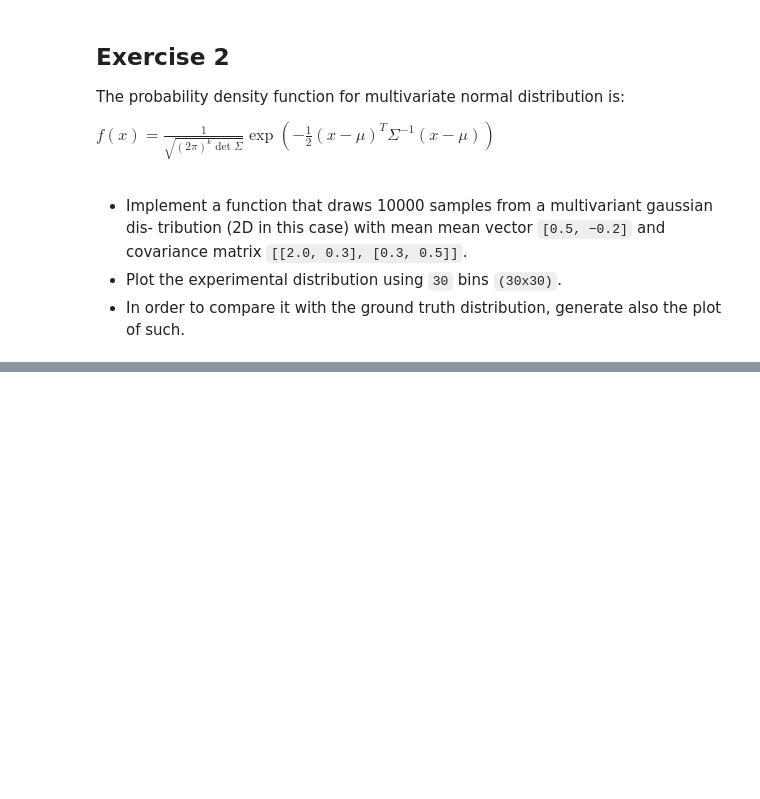
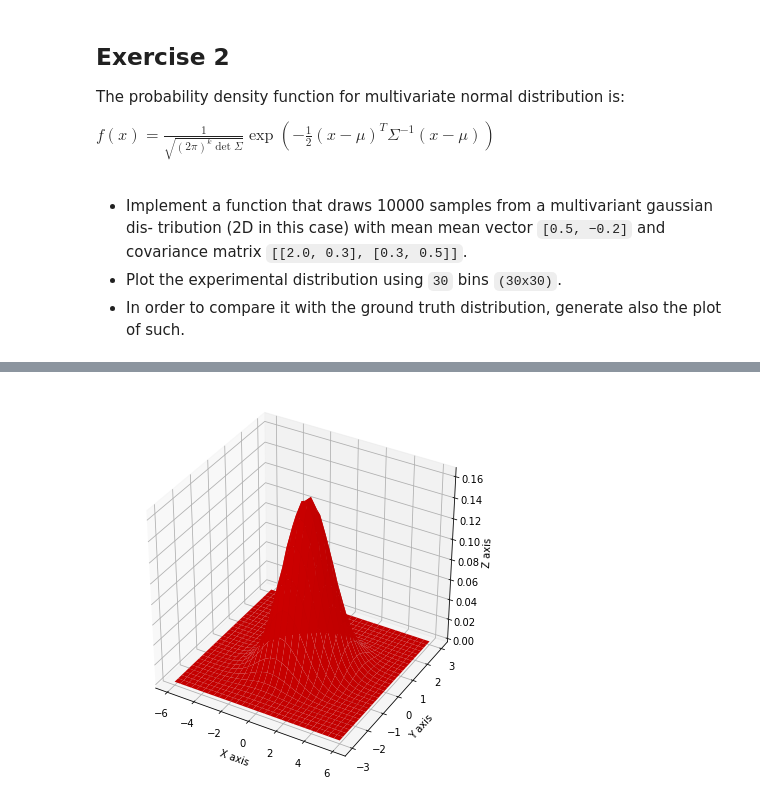
Before and after one commit to Mavengence/Pattern_Analysis_SS20_FAU, a Jupyter notebook: Exercise_1.ipynb, the cells around one changed output, grey strips where cells are left out. Drawn from its saved outputs; the diff is of its cells as text; code cells hidden in the pictures; blank space fills up the shorter version.

```diff
--- a/Exercise_1.ipynb
+++ b/Exercise_1.ipynb
@@ -119,0 +175,41 @@ plt.show()
+# %%
+def multivariate_gauss_pdf(bins=30, axs=None, figure=None):
+    """
+        INPUT:
+            - bins (int): number of bins, default = 30
+            - sub_ax: For exercise 3, default False
+
+        OUTPUT:
+            - Multivariate Gaussian PDF Function
+    """
+    x = np.linspace(-6,6, bins)
+    y = np.linspace(-3,3, bins)
+
+    X, Y = np.meshgrid(x,y)
+
+    pos = np.empty(X.shape + (2,))
+
+    pos[:, :, 0] = X
+    pos[:, :, 1] = Y
+
+    if(figure == None):
+        fig = plt.figure(figsize=(7,7))
+        ax = fig.gca(projection='3d')
+        ax.plot_surface(X, Y, rv.pdf(pos), color='red')
+        ax.set_xlabel('X axis')
+        ax.set_ylabel('Y axis')
+        ax.set_zlabel('Z axis')
+        ax.view_init(35, 300)
+
+    if(figure):
+        axs = figure.add_subplot(122, projection='3d')
+        axs.plot_surface(X, Y, rv.pdf(pos), color='red')
+        axs.set_xlabel('X axis')
+        axs.set_ylabel('Y axis')
+        axs.set_zlabel('Z axis')
+        axs.view_init(35, 300)
+# %%
+#default case
+multivariate_gauss_pdf(bins=bins)
+# %% [output]
+[figure, added]
```
Also changed, not shown: parts of 25 cells of this notebook.
